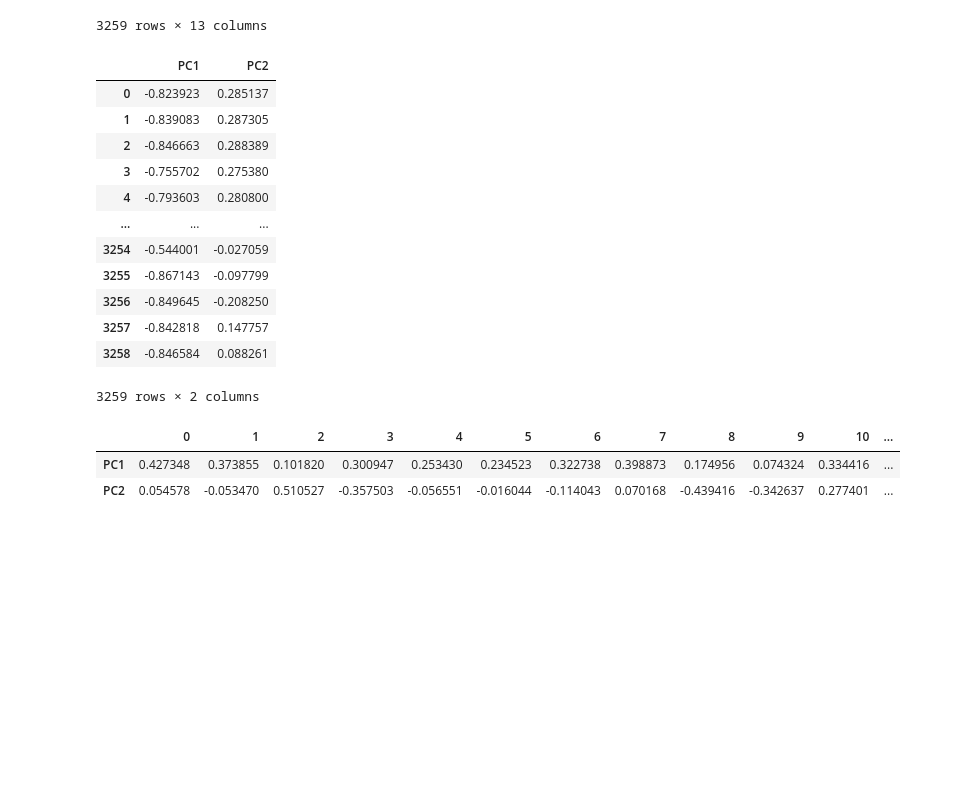
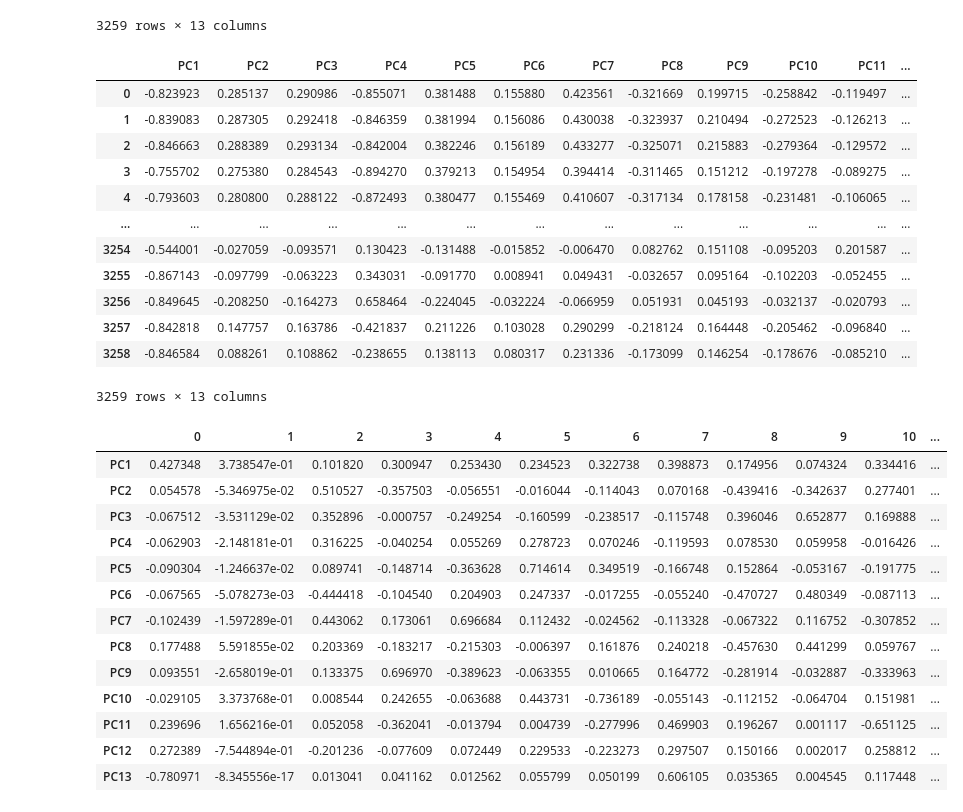
Before and after one commit to cynthiaWEpicCoder/MCM, a Jupyter notebook: PCA.ipynb, the cells around one changed output. Drawn from its saved outputs; the diff is of its cells as text; code cells hidden in the pictures; blank space fills up the shorter version.

```diff
--- a/PCA.ipynb
+++ b/PCA.ipynb
@@ -57,28 +57,41 @@ normalized
 3259 rows × 13 columns
 # %%
 from sklearn.decomposition import PCA
-pca = PCA(n_components=2)
+pca = PCA(n_components=13)
 pc_lst = pca.fit_transform(normalized)
-pc_df = pd.DataFrame(pc_lst, columns = ['PC1', 'PC2'])
+pc_df = pd.DataFrame(pc_lst, columns = ['PC1', 'PC2','PC3', 'PC4','PC5', 'PC6','PC7',
+                                        'PC8','PC9', 'PC10', 'PC11', 'PC12', 'PC13'])
 pc_df
 # %% [output]
-|  | PC1 | PC2 |
-| 0 | -0.823923 | 0.285137 |
-| 1 | -0.839083 | 0.287305 |
-| 2 | -0.846663 | 0.288389 |
-| 3 | -0.755702 | 0.275380 |
-| 4 | -0.793603 | 0.280800 |
-| ... | ... | ... |
-| 3254 | -0.544001 | -0.027059 |
-| 3255 | -0.867143 | -0.097799 |
-| 3256 | -0.849645 | -0.208250 |
-| 3257 | -0.842818 | 0.147757 |
-| 3258 | -0.846584 | 0.088261 |
+|  | PC1 | PC2 | PC3 | PC4 | PC5 | PC6 | PC7 | PC8 | PC9 | PC10 | PC11 | ... |
+| 0 | -0.823923 | 0.285137 | 0.290986 | -0.855071 | 0.381488 | 0.155880 | 0.423561 | -0.321669 | 0.199715 | -0.258842 | -0.119497 | ... |
+| 1 | -0.839083 | 0.287305 | 0.292418 | -0.846359 | 0.381994 | 0.156086 | 0.430038 | -0.323937 | 0.210494 | -0.272523 | -0.126213 | ... |
+| 2 | -0.846663 | 0.288389 | 0.293134 | -0.842004 | 0.382246 | 0.156189 | 0.433277 | -0.325071 | 0.215883 | -0.279364 | -0.129572 | ... |
+| 3 | -0.755702 | 0.275380 | 0.284543 | -0.894270 | 0.379213 | 0.154954 | 0.394414 | -0.311465 | 0.151212 | -0.197278 | -0.089275 | ... |
+| 4 | -0.793603 | 0.280800 | 0.288122 | -0.872493 | 0.380477 | 0.155469 | 0.410607 | -0.317134 | 0.178158 | -0.231481 | -0.106065 | ... |
+| ... | ... | ... | ... | ... | ... | ... | ... | ... | ... | ... | ... | ... |
+| 3254 | -0.544001 | -0.027059 | -0.093571 | 0.130423 | -0.131488 | -0.015852 | -0.006470 | 0.082762 | 0.151108 | -0.095203 | 0.201587 | ... |
+| 3255 | -0.867143 | -0.097799 | -0.063223 | 0.343031 | -0.091770 | 0.008941 | 0.049431 | -0.032657 | 0.095164 | -0.102203 | -0.052455 | ... |
+| 3256 | -0.849645 | -0.208250 | -0.164273 | 0.658464 | -0.224045 | -0.032224 | -0.066959 | 0.051931 | 0.045193 | -0.032137 | -0.020793 | ... |
+| 3257 | -0.842818 | 0.147757 | 0.163786 | -0.421837 | 0.211226 | 0.103028 | 0.290299 | -0.218124 | 0.164448 | -0.205462 | -0.096840 | ... |
+| 3258 | -0.846584 | 0.088261 | 0.108862 | -0.238655 | 0.138113 | 0.080317 | 0.231336 | -0.173099 | 0.146254 | -0.178676 | -0.085210 | ... |
-3259 rows × 2 columns
+3259 rows × 13 columns
 # %%
-pca_comps = pd.DataFrame(pca.components_, index=['PC1', 'PC2'])
+pca_comps = pd.DataFrame(pca.components_, index=['PC1', 'PC2','PC3', 'PC4','PC5', 'PC6','PC7',
+                                                 'PC8','PC9', 'PC10', 'PC11', 'PC12', 'PC13'])
 pca_comps
 # %% [output]
 |  | 0 | 1 | 2 | 3 | 4 | 5 | 6 | 7 | 8 | 9 | 10 | ... |
-| PC1 | 0.427348 | 0.373855 | 0.101820 | 0.300947 | 0.253430 | 0.234523 | 0.322738 | 0.398873 | 0.174956 | 0.074324 | 0.334416 | ... |
-| PC2 | 0.054578 | -0.053470 | 0.510527 | -0.357503 | -0.056551 | -0.016044 | -0.114043 | 0.070168 | -0.439416 | -0.342637 | 0.277401 | ... |
+| PC1 | 0.427348 | 3.738547e-01 | 0.101820 | 0.300947 | 0.253430 | 0.234523 | 0.322738 | 0.398873 | 0.174956 | 0.074324 | 0.334416 | ... |
+| PC2 | 0.054578 | -5.346975e-02 | 0.510527 | -0.357503 | -0.056551 | -0.016044 | -0.114043 | 0.070168 | -0.439416 | -0.342637 | 0.277401 | ... |
+| PC3 | -0.067512 | -3.531129e-02 | 0.352896 | -0.000757 | -0.249254 | -0.160599 | -0.238517 | -0.115748 | 0.396046 | 0.652877 | 0.169888 | ... |
+| PC4 | -0.062903 | -2.148181e-01 | 0.316225 | -0.040254 | 0.055269 | 0.278723 | 0.070246 | -0.119593 | 0.078530 | 0.059958 | -0.016426 | ... |
+| PC5 | -0.090304 | -1.246637e-02 | 0.089741 | -0.148714 | -0.363628 | 0.714614 | 0.349519 | -0.166748 | 0.152864 | -0.053167 | -0.191775 | ... |
+| PC6 | -0.067565 | -5.078273e-03 | -0.444418 | -0.104540 | 0.204903 | 0.247337 | -0.017255 | -0.055240 | -0.470727 | 0.480349 | -0.087113 | ... |
+| PC7 | -0.102439 | -1.597289e-01 | 0.443062 | 0.173061 | 0.696684 | 0.112432 | -0.024562 | -0.113328 | -0.067322 | 0.116752 | -0.307852 | ... |
+| PC8 | 0.177488 | 5.591855e-02 | 0.203369 | -0.183217 | -0.215303 | -0.006397 | 0.161876 | 0.240218 | -0.457630 | 0.441299 | 0.059767 | ... |
+| PC9 | 0.093551 | -2.658019e-01 | 0.133375 | 0.696970 | -0.389623 | -0.063355 | 0.010665 | 0.164772 | -0.281914 | -0.032887 | -0.333963 | ... |
+| PC10 | -0.029105 | 3.373768e-01 | 0.008544 | 0.242655 | -0.063688 | 0.443731 | -0.736189 | -0.055143 | -0.112152 | -0.064704 | 0.151981 | ... |
+| PC11 | 0.239696 | 1.656216e-01 | 0.052058 | -0.362041 | -0.013794 | 0.004739 | -0.277996 | 0.469903 | 0.196267 | 0.001117 | -0.651125 | ... |
+| PC12 | 0.272389 | -7.544894e-01 | -0.201236 | -0.077609 | 0.072449 | 0.229533 | -0.223273 | 0.297507 | 0.150166 | 0.002017 | 0.258812 | ... |
+| PC13 | -0.780971 | -8.345556e-17 | 0.013041 | 0.041162 | 0.012562 | 0.055799 | 0.050199 | 0.606105 | 0.035365 | 0.004545 | 0.117448 | ... |
```
Also changed, not shown: parts of 1 cell of this notebook.
